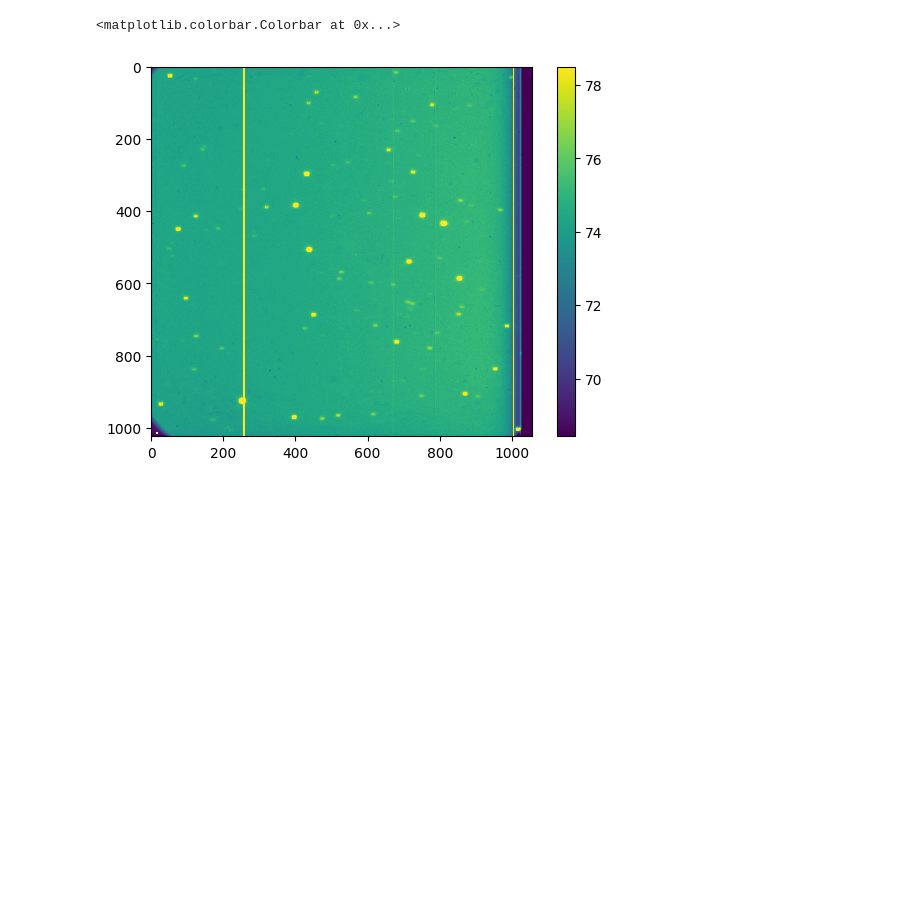
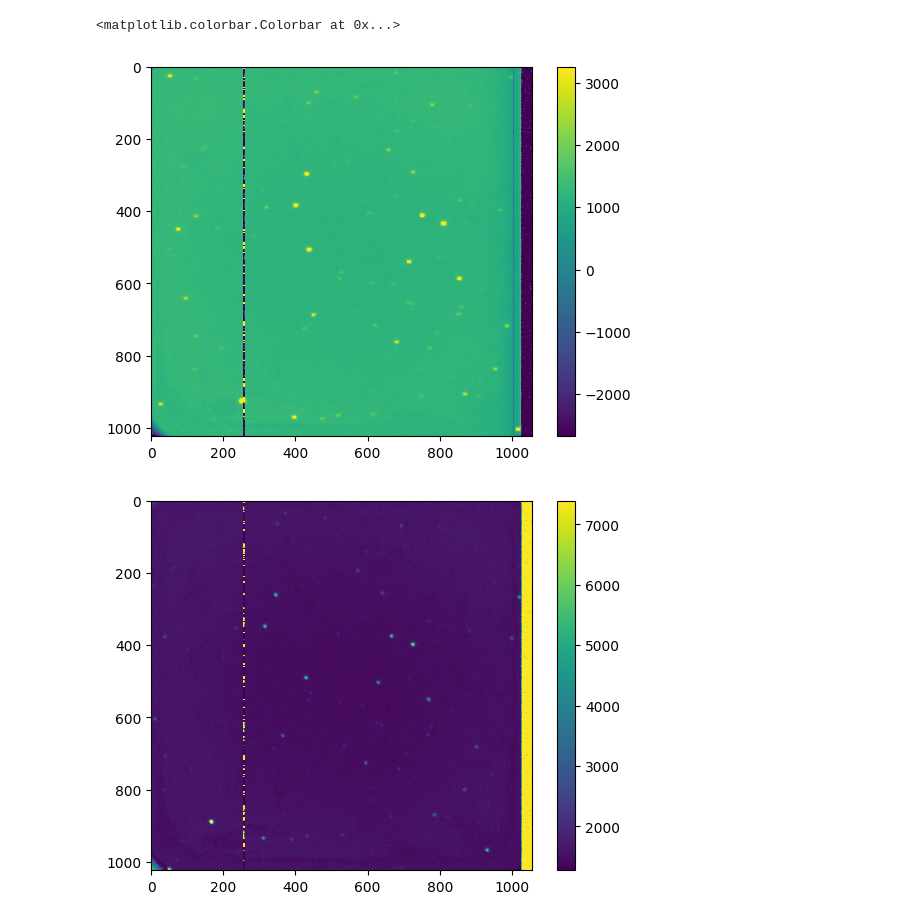
Before and after one commit to avi-patel1/ASTR257_2024, a Jupyter notebook: Project 1--Pluto/plutoDataRed.ipynb, the cells around one changed output. Cells and saved outputs as stored; diff of their text form; code cells hidden in the pictures; blank space fills up the shorter version.

Commit message:
updates to pluto data reduction

```diff
--- a/Project 1--Pluto/plutoDataRed.ipynb
+++ b/Project 1--Pluto/plutoDataRed.ipynb
@@ -12,16 +17,21 @@ _cache_dir =  "c:\\Users\\avipa\\OneDrive\\Documents\\Coursework\\_cache\\Pluto"
 # Load Data
 hdu_lst = np.array([])
 for f in os.listdir(_cache_dir):
-    hdu_lst = np.append(hdu_lst, fits.open(os.path.join(_cache_dir,f)))
+    if f != "pluto_night1.fits":
+        hdu_lst = np.append(hdu_lst, fits.open(os.path.join(_cache_dir,f)))
 # %%
 # Keys to sort fits files
 obj_lst = np.array([0]*len(hdu_lst), dtype='object')
 for i in range(len(hdu_lst)):
     obj_lst[i] = hdu_lst[i].header['OBJECT']
 
-bias_frames = hdu_lst[np.where(obj_lst=='bias_')]
-dark_frames = hdu_lst[np.where(obj_lst=='dark_')]
-flat_frames = hdu_lst[np.where(obj_lst=='flat_')]
-twiflat_R_frames = hdu_lst[np.where(obj_lst=='twiflat_R_')]
-pluto_frames =hdu_lst[np.where(obj_lst=='pluto')]
+bias_frames_n1 = hdu_lst[np.where(obj_lst=='bias_')]
+dark_frames_n1 = hdu_lst[np.where(obj_lst=='dark_')]
+
+bias_frames_n2 = hdu_lst[np.where(obj_lst=='bias AR')]
+dark_frames_n2 = hdu_lst[np.where(obj_lst=='darks 10 AR')]
+
+dome_flat_frames = hdu_lst[np.where(obj_lst=='flat_dome_R_')]
+pluto_frames_n1 =hdu_lst[np.where(obj_lst=='pluto')]
+pluto_frames_n2 = hdu_lst[np.where(obj_lst=='pluto 10 R')]
 # %%
@@ -55,7 +60,23 @@ sci_frame = np.divide(sci_frame, float(pluto_exptime))
-# %%
-res = sci_frame - dark_image / flat_image
-plt.imshow(res, vmin=np.percentile(res, 2), vmax=np.percentile(res,99.5))
-plt.colorbar()
-# %% [output]
-<matplotlib.colorbar.Colorbar at 0x...>
-[figure, removed]
+# %%
+# Night 1 science frame
+pluto_exptime1 = pluto_frames_n1[0].header['EXPTIME']
+sci_frame_n1 = np.median(np.stack([(b.data - dark_image_n1 - bias_frame_n1)/ dome_flat_frame_n1 for b in pluto_frames_n1]), axis=0)
+
+# Night 2 science frame
+pluto_exptime2 = pluto_frames_n2[0].header['EXPTIME']
+sci_frame_n2 = np.median(np.stack([(b.data - dark_image_n1 - bias_frame_n1)/ dome_flat_frame_n2 for b in pluto_frames_n2]), axis=0)
+# %%
+#res = (sci_frame - dark_image) / dome_flat_frame
+res1 = sci_frame_n1
+res2 = sci_frame_n2
+plt.figure()
+plt.imshow(res1, vmin=np.percentile(res1, 2), vmax=np.percentile(res1, 99.9))
+plt.colorbar()
+
+plt.figure()
+plt.imshow(res2, vmin=np.percentile(res2, 2), vmax=np.percentile(res2, 98))
+plt.colorbar()
+# %% [output]
+<matplotlib.colorbar.Colorbar at 0x...>
+[figure, added]
+[figure, added]
```
Also changed, not shown: parts of 5 cells of this notebook.
